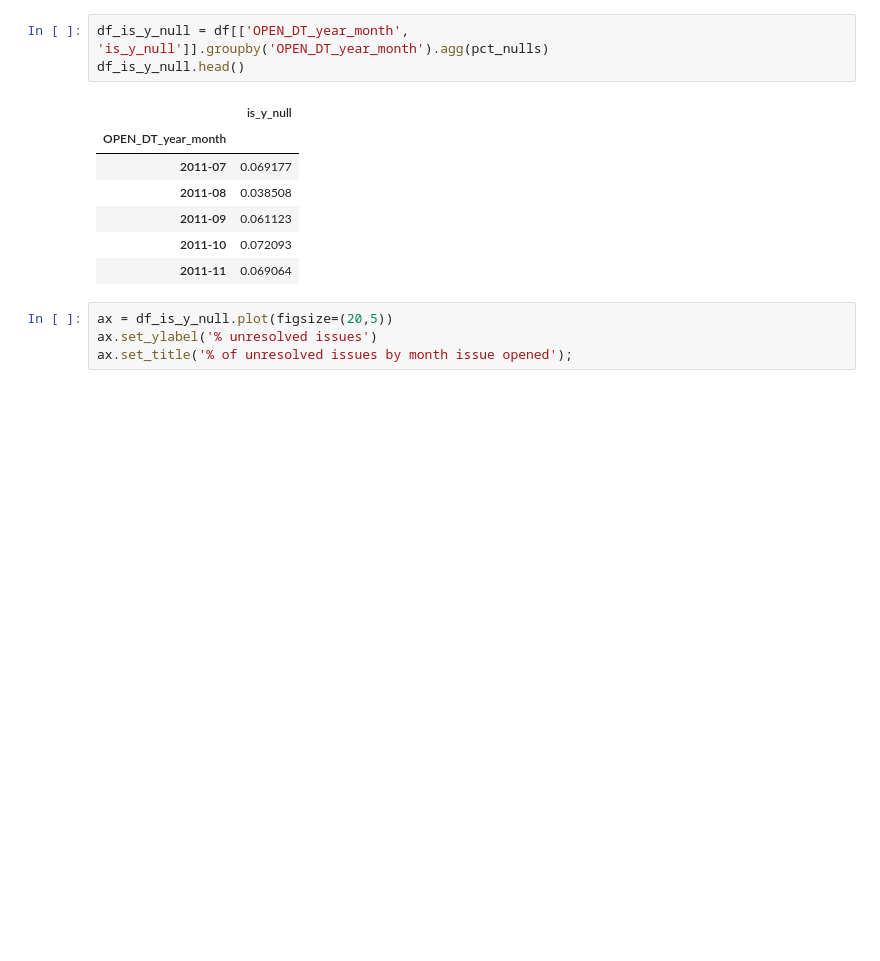
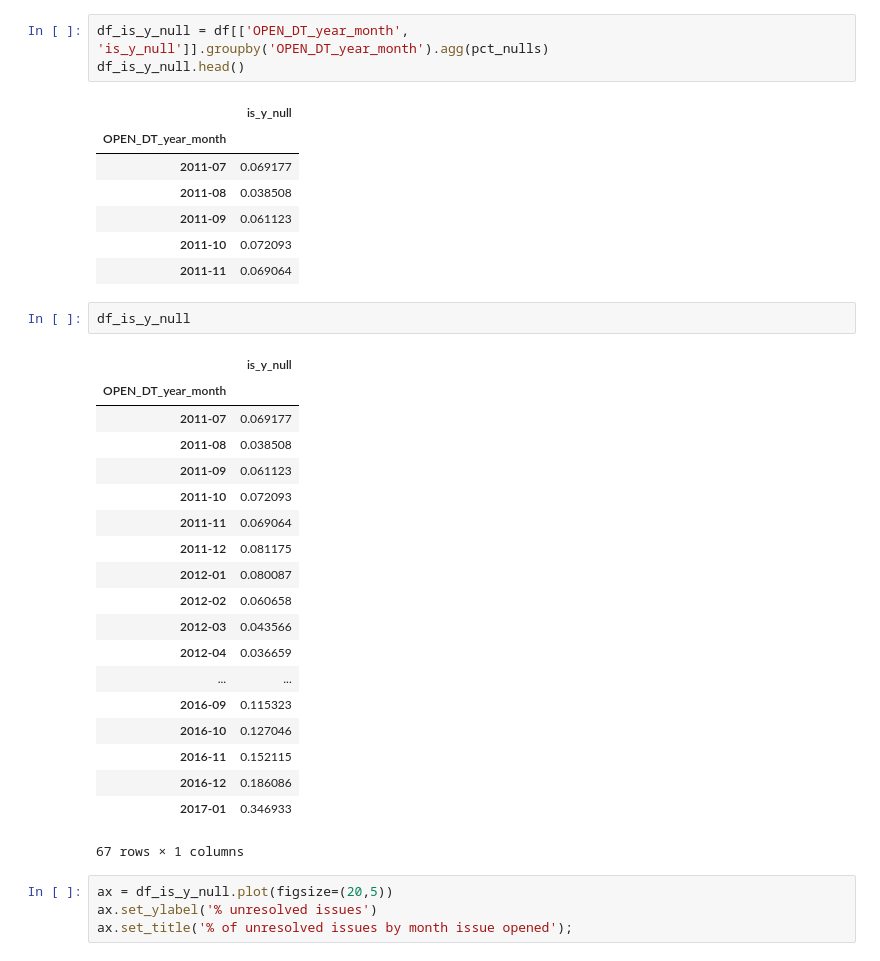
Before and after one commit to aok1425/311-prediction-times, a Jupyter notebook: 01 cleaning/02 investigating missing y values.ipynb, the cells around one changed output. Cells and saved outputs as stored; diff of their text form; blank space fills up the shorter version.

```diff
--- a/01 cleaning/02 investigating missing y values.ipynb
+++ b/01 cleaning/02 investigating missing y values.ipynb
@@ -81,6 +81,28 @@ df_is_y_null.head()
 | 2011-09 | 0.061123 |
 | 2011-10 | 0.072093 |
 | 2011-11 | 0.069064 |
+# %%
+df_is_y_null
+# %% [output]
+|  | is_y_null |
+| OPEN_DT_year_month |  |
+| 2011-07 | 0.069177 |
+| 2011-08 | 0.038508 |
+| 2011-09 | 0.061123 |
+| 2011-10 | 0.072093 |
+| 2011-11 | 0.069064 |
+| 2011-12 | 0.081175 |
+| 2012-01 | 0.080087 |
+| 2012-02 | 0.060658 |
+| 2012-03 | 0.043566 |
+| 2012-04 | 0.036659 |
+| ... | ... |
+| 2016-09 | 0.115323 |
+| 2016-10 | 0.127046 |
+| 2016-11 | 0.152115 |
+| 2016-12 | 0.186086 |
+| 2017-01 | 0.346933 |
+67 rows × 1 columns
 # %%
 ax = df_is_y_null.plot(figsize=(20,5))
 ax.set_ylabel('% unresolved issues')
```
Also changed, not shown: 2 other files.
